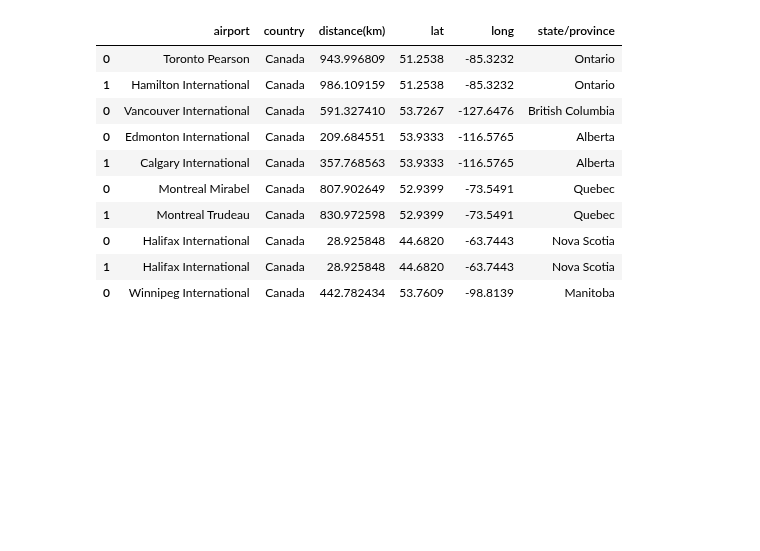
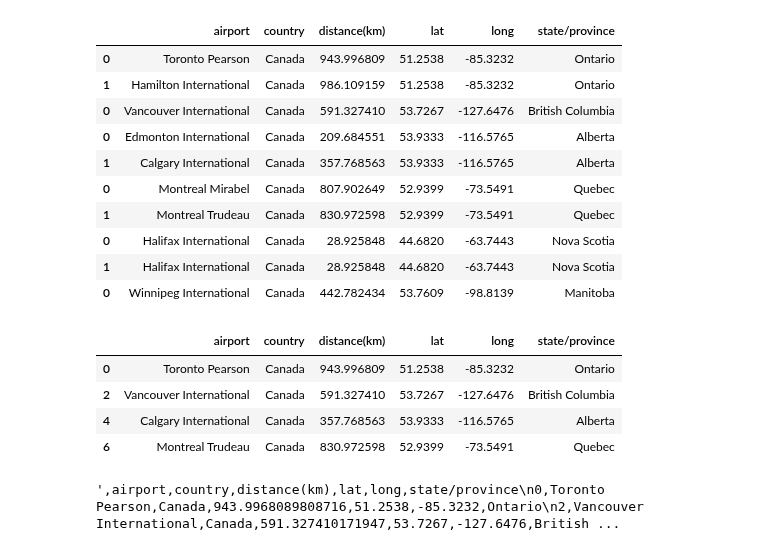
Before and after one commit to clement-ip/covid-airport-travel, a Jupyter notebook: airport_grouping_can.ipynb, the cells around one changed output. Drawn from its saved outputs; the diff is of its cells as text; code cells hidden in the pictures; blank space fills up the shorter version.

```diff
--- a/airport_grouping_can.ipynb
+++ b/airport_grouping_can.ipynb
@@ -103,0 +94,15 @@ main
+# %%
+canAirports = main.reset_index(drop = True)
+i = [1, 3, 5, 7, 8, 9]
+canAirports = canAirports.drop(index = i)
+canAirports
+# %% [output]
+|  | airport | country | distance(km) | lat | long | state/province |
+| 0 | Toronto Pearson | Canada | 943.996809 | 51.2538 | -85.3232 | Ontario |
+| 2 | Vancouver International | Canada | 591.327410 | 53.7267 | -127.6476 | British Columbia |
+| 4 | Calgary International | Canada | 357.768563 | 53.9333 | -116.5765 | Alberta |
+| 6 | Montreal Trudeau | Canada | 830.972598 | 52.9399 | -73.5491 | Quebec |
+# %%
+canAirports.to_csv()
+# %% [output]
+',airport,country,distance(km),lat,long,state/province\n0,Toronto Pearson,Canada,943.9968089808716,51.2538,-85.3232,Ontario\n2,Vancouver International,Canada,591.327410171947,53.7267,-127.6476,British ...
```
Also changed, not shown: parts of 2 cells of this notebook, 8 other files.
